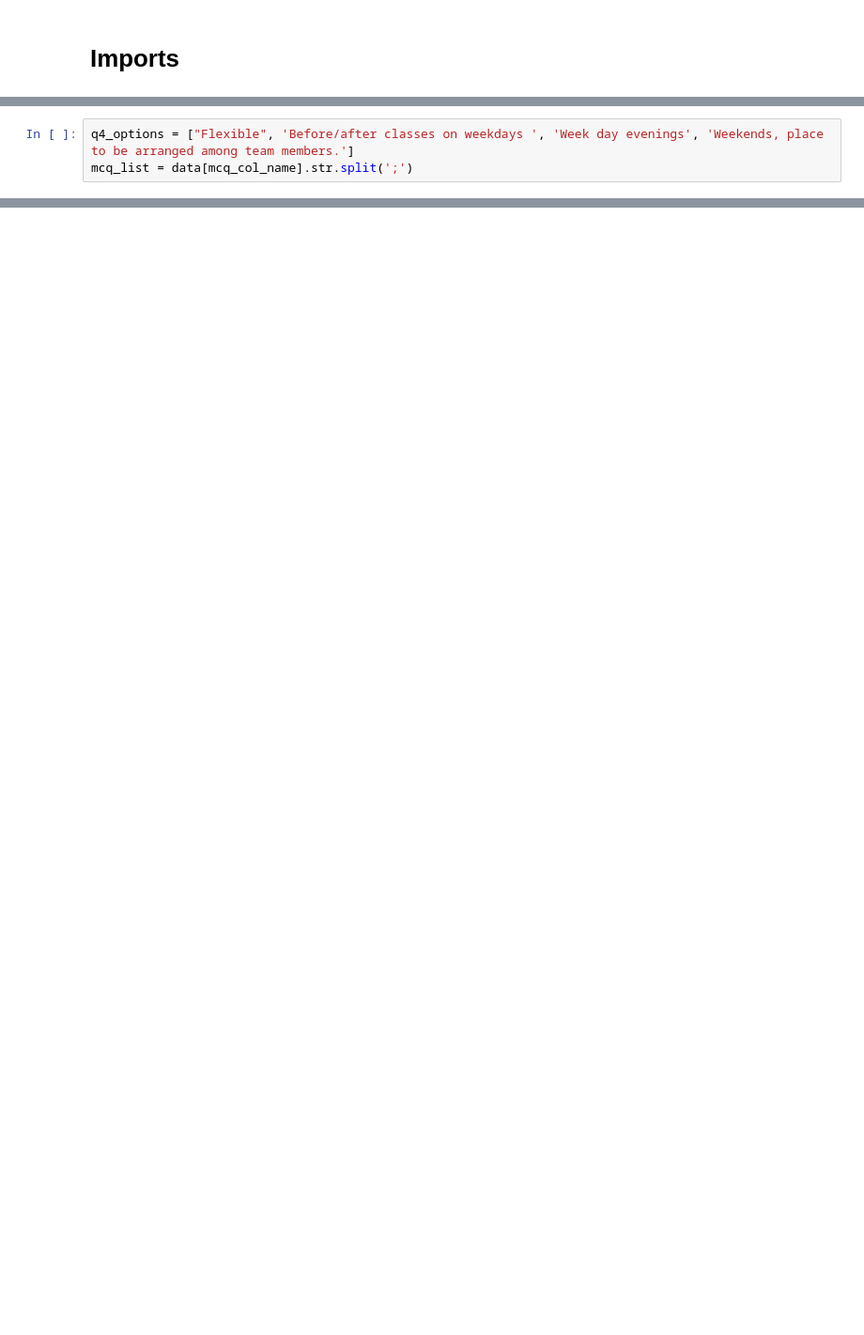
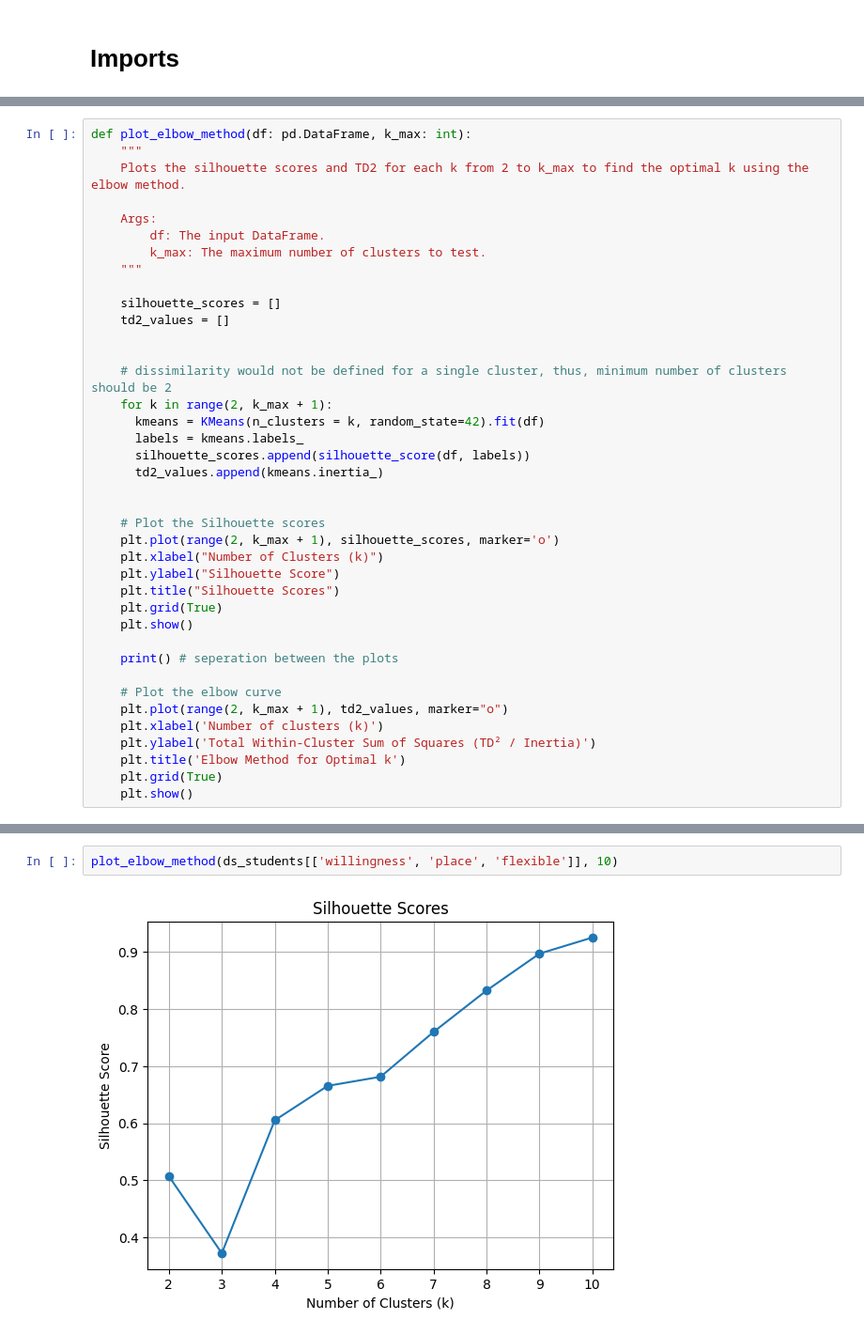
Before and after one commit to kristianhnielsen/study-groups, a Jupyter notebook: main.ipynb, the cells around one changed output, grey strips where cells are left out. Shown at 94% size. Cells and saved outputs as stored; diff of their text form; blank space fills up the shorter version.

```diff
--- a/main.ipynb
+++ b/main.ipynb
@@ -97,6 +209,3 @@ data[mcq_col_name] = data[mcq_col_name].str.replace(' ', ' ')
-# %%
-q4_options = ["Flexible", 'Before/after classes on weekdays ', 'Week day evenings', 'Weekends, place to be arranged among team members.']
-mcq_list = data[mcq_col_name].str.split(';')
 # %%
 from sklearn.preprocessing import MultiLabelBinarizer
 
@@ -142,0 +277,39 @@ data.head(3)
+# %%
+def plot_elbow_method(df: pd.DataFrame, k_max: int):
+    """
+    Plots the silhouette scores and TD2 for each k from 2 to k_max to find the optimal k using the elbow method.
+
+    Args:
+        df: The input DataFrame.
+        k_max: The maximum number of clusters to test.
+    """
+
+    silhouette_scores = []
+    td2_values = []
+
+
+    # dissimilarity would not be defined for a single cluster, thus, minimum number of clusters should be 2
+    for k in range(2, k_max + 1):
+      kmeans = KMeans(n_clusters = k, random_state=42).fit(df)
+      labels = kmeans.labels_
+      silhouette_scores.append(silhouette_score(df, labels))
+      td2_values.append(kmeans.inertia_)
+
+
+    # Plot the Silhouette scores
+    plt.plot(range(2, k_max + 1), silhouette_scores, marker='o')
+    plt.xlabel("Number of Clusters (k)")
+    plt.ylabel("Silhouette Score")
+    plt.title("Silhouette Scores")
+    plt.grid(True)
+    plt.show()
+
+    print() # seperation between the plots
+
+    # Plot the elbow curve
+    plt.plot(range(2, k_max + 1), td2_values, marker="o")
+    plt.xlabel('Number of clusters (k)')
+    plt.ylabel('Total Within-Cluster Sum of Squares (TD² / Inertia)')
+    plt.title('Elbow Method for Optimal k')
+    plt.grid(True)
+    plt.show()
@@ -142,0 +318,4 @@ data.head(3)
+# %%
+plot_elbow_method(ds_students[['willingness', 'place', 'flexible']], 10)
+# %% [output]
+[figure, added]
```
Also changed, not shown: parts of 75 cells of this notebook, 4 other files.
